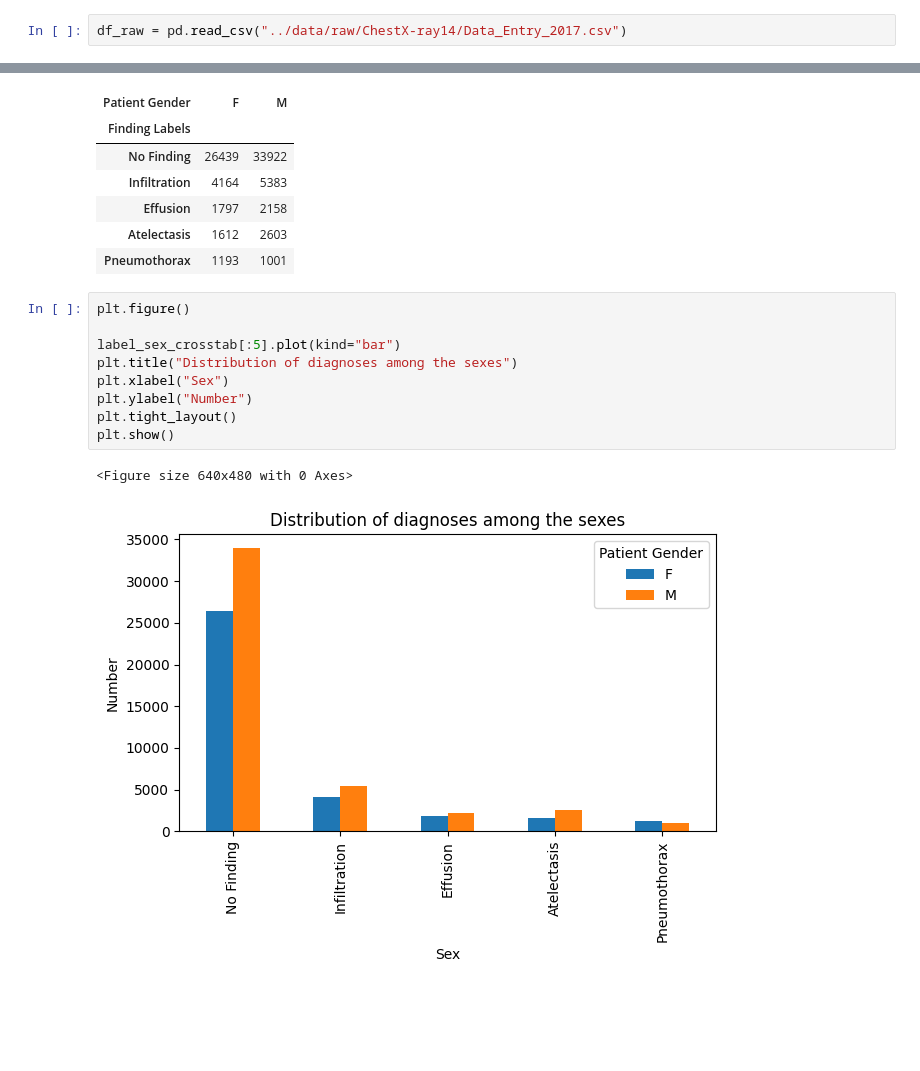
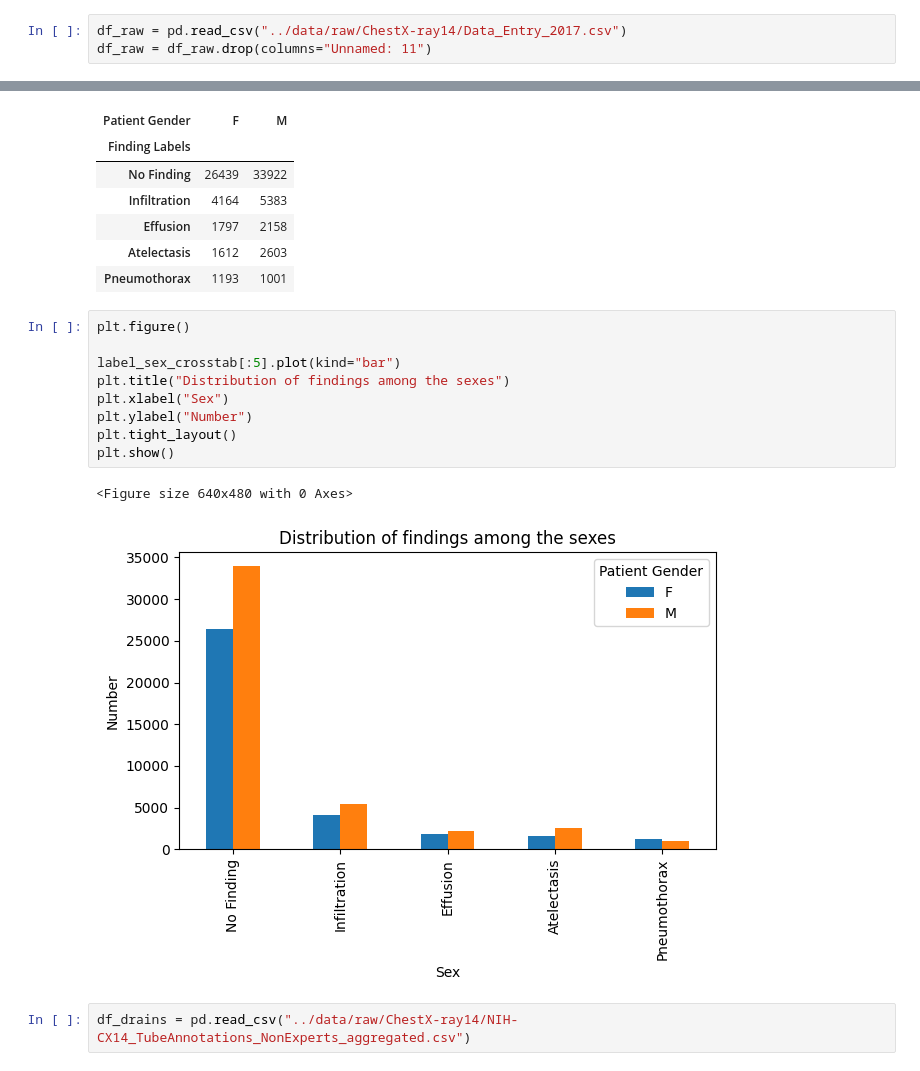
Before and after one commit to nikodice4/MedCLIP_shortcuts, a Jupyter notebook: notebooks/eda_pre.ipynb, the cells around one changed output, grey strips where cells are left out. Saved outputs shown, nothing was run; the diff lists cells and outputs as text; blank space fills up the shorter version.

```diff
--- a/notebooks/eda_pre.ipynb
+++ b/notebooks/eda_pre.ipynb
@@ -6,6 +6,7 @@ import seaborn as sns
 pd.set_option("display.max_columns", 500)
 # %%
 df_raw = pd.read_csv("../data/raw/ChestX-ray14/Data_Entry_2017.csv")
+df_raw = df_raw.drop(columns="Unnamed: 11")
 # %%
 df_raw.head()
 # %% [output]
@@ -100,12 +97,14 @@ label_sex_crosstab[:5]
 # %%
 plt.figure()
 
 label_sex_crosstab[:5].plot(kind="bar")
-plt.title("Distribution of diagnoses among the sexes")
+plt.title("Distribution of findings among the sexes")
 plt.xlabel("Sex")
 plt.ylabel("Number")
 plt.tight_layout()
 plt.show()
 # %% [output]
 <Figure size 640x480 with 0 Axes>
-[figure, old version]
+[figure, new version]
+# %%
+df_drains = pd.read_csv("../data/raw/ChestX-ray14/NIH-CX14_TubeAnnotations_NonExperts_aggregated.csv")
```
Also changed, not shown: parts of 13 cells of this notebook, 1 other file.
